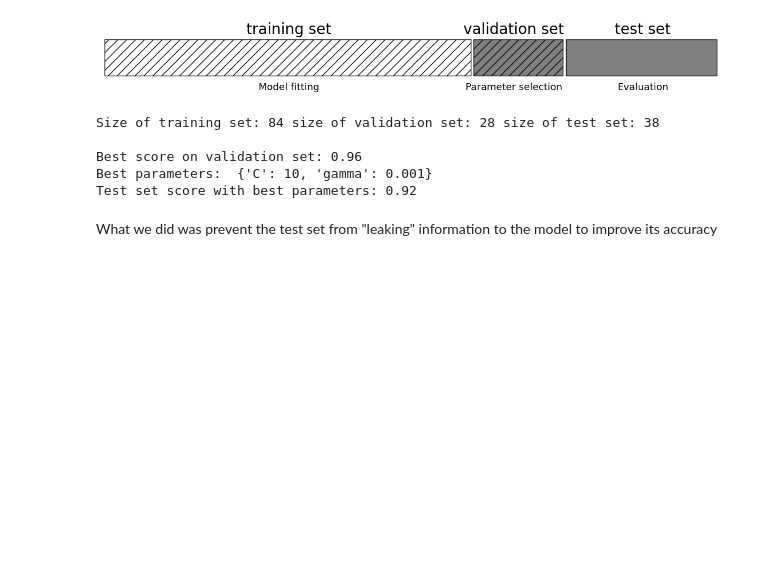
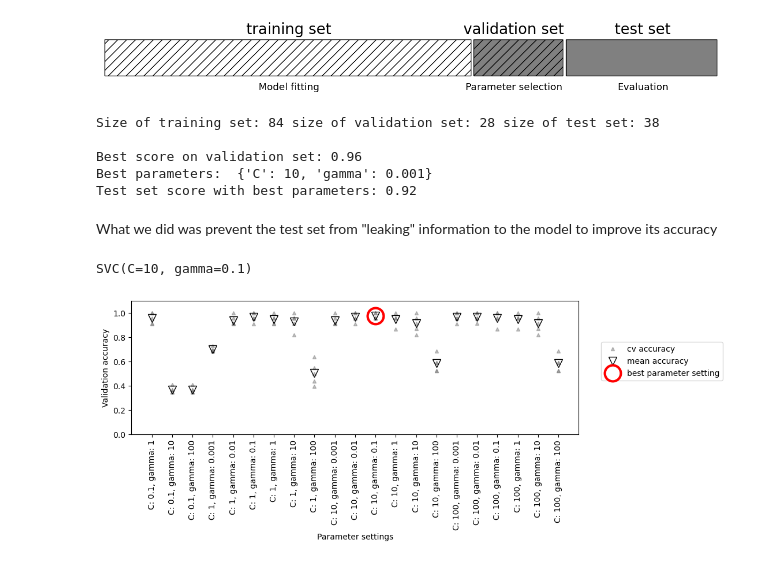
Before and after one commit to Giov12/intro.to.ml, a Jupyter notebook: chapter5.ipynb, the cells around one changed output. Drawn from its saved outputs; the diff is of its cells as text; code cells hidden in the pictures; blank space fills up the shorter version.

Commit message:
finished going over grid search parameters

```diff
--- a/chapter5.ipynb
+++ b/chapter5.ipynb
@@ -309,20 +309,28 @@ What we did was prevent the test set from "leaking" information to the model to
 # %%
 #
 # GRID SEARCH WITH CROSS-VALIDATION
-# STOPPED ON PAGE 264 in book
+import numpy as np
+
 for gamma in [0.001, 0.01, 0.1, 1, 10, 100]:
     for c in [0.001, 0.01, 0.1, 1, 10, 100]:
         # for each combination of parameters,
         # train an SVC
         svm = SVC(gamma=gamma, C=c)
-# perform cross-validation
-scores = cross_val_score(svm, X_trainval, y_trainval, cv=5)
-# compute mean cross-validation accuracy
-score = np.mean(scores)
-# if we got a better score, store the score and parameters
-if score > best_score:
-best_score = score
-best_parameters = {'C': C, 'gamma': gamma}
+        # perform cross-validation
+        scores = cross_val_score(svm, xtrainval, ytrainval, cv=5)
+        # compute mean cross-validation accuracy
+        score = np.mean(scores)
+        # if we got a better score, store the score and parameters
+        if score > best_score:
+            best_score = score
+            best_parameters = {'C': c, 'gamma': gamma}
 # rebuild a model on the combined training and validation set
 svm = SVC(**best_parameters)
-svm.fit(X_trainval, y_trainval)
+svm.fit(xtrainval, ytrainval)
+# %% [output]
+SVC(C=10, gamma=0.1)
+# %%
+# illustrate our model selected
+mglearn.plots.plot_cross_val_selection()
+# %% [output]
+[figure, added]
```
Also changed, not shown: parts of 12 cells of this notebook.
